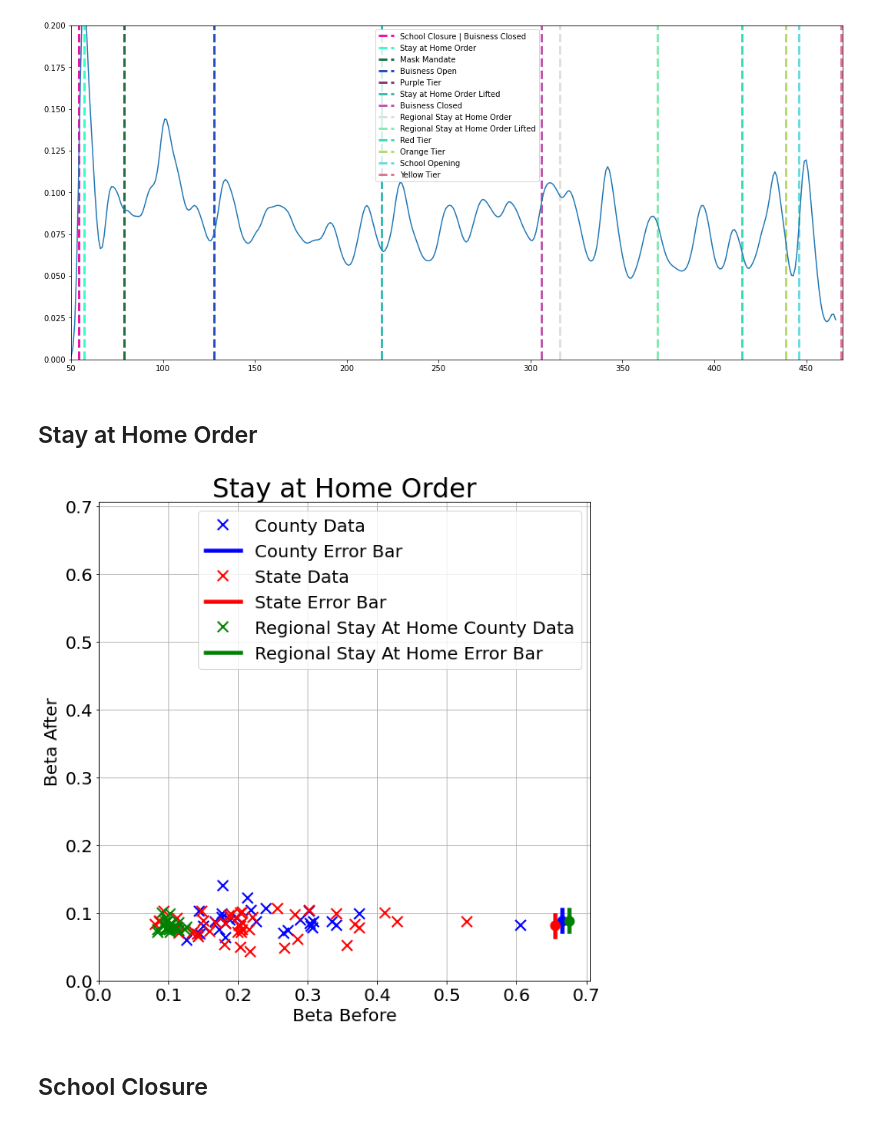
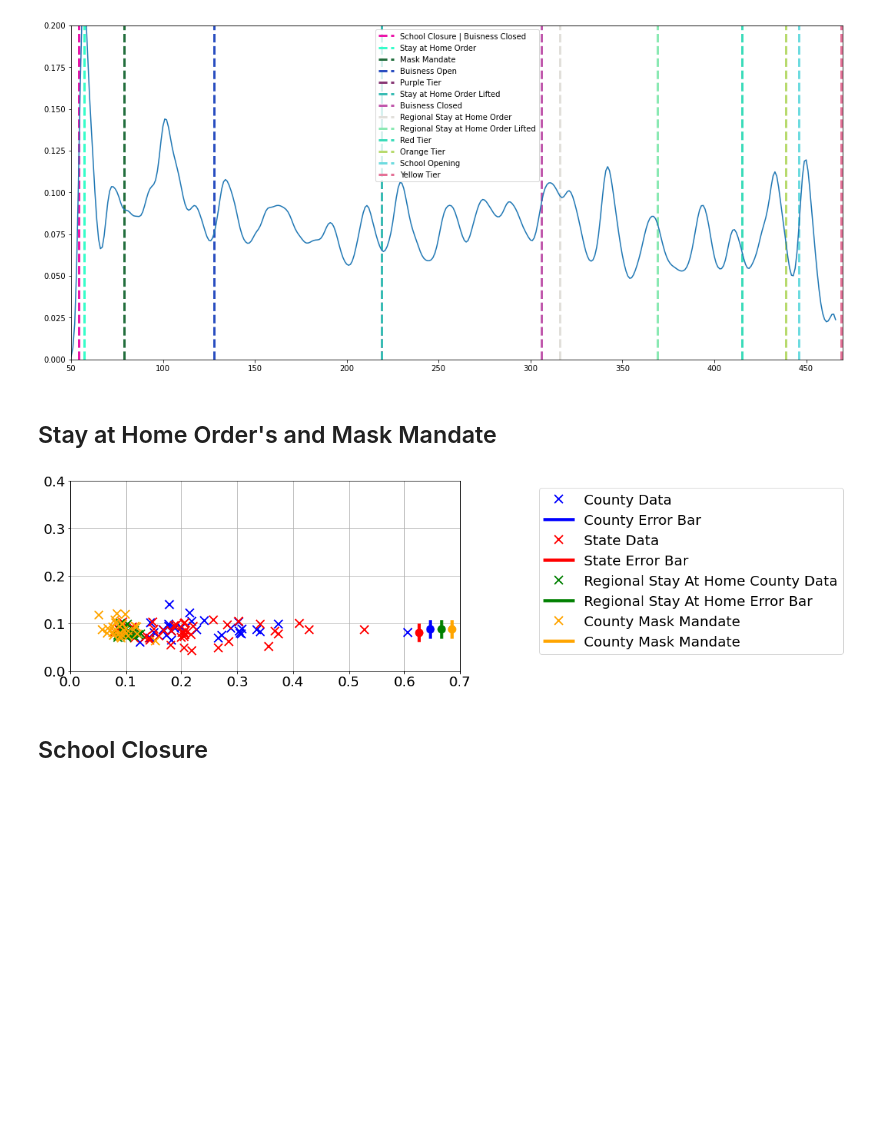
Before and after one commit to holiday-pettijohn/COVID-Tracking-Biola-Summer, a Jupyter notebook: Code/State and County Measures.ipynb, the cells around one changed output. Drawn from its saved outputs; the diff is of its cells as text; code cells hidden in the pictures; blank space fills up the shorter version.

Commit message:
Updated dates to make Beta more accurate

```diff
--- a/Code/State and County Measures.ipynb
+++ b/Code/State and County Measures.ipynb
@@ -1092,56 +1092,85 @@ ax.legend()
 <matplotlib.legend.Legend at 0x...>
 [figure]
 # %% [markdown]
-## Stay at Home Order
+## Stay at Home Order's and Mask Mandate
 # %%
-fig,ax = plt.subplots(figsize = (10,10))
+fig,ax = plt.subplots(figsize = (10,5))
+
 #Getting and Plotting County Data
 bBC, bAC = getBetaDistribution("Stay at Home Order", county = True, exact = True)
 ax.plot(bBC,bAC, 'x', label = 'County Data', color = 'blue', markersize = 12, markeredgewidth=2)
 
 mean=np.mean(bAC)
 std=np.std(bAC)
-ys = (mean - std ) / (np.max(bBC)+0.1)
-yb = (mean + std ) / (np.max(bBC)+0.1)
+ys = (mean - std ) / (.4)
+yb = (mean + std ) / (.4)
 
 #Plotting the County Data Bar
-plt.axvline(x=np.max(bBC)+0.06, ymin = ys, ymax = yb, label = 'County Error Bar', color = 'blue', linewidth = 4.5)
-ax.plot(np.max(bBC) +0.06, mean, 'bo', markersize = 11)
+plt.axvline(x=np.max(bBC)+0.04, ymin = ysC, ymax = ybC, label = 'County Error Bar', color = 'blue', linewidth = 4.5)
+ax.plot(np.max(bBC) +0.04, mean, 'bo', markersize = 11)
+
+
 #Getting and Plotting State Data
 bBS, bAS =  getBetaDistribution("Stay at Home Order")
 ax.plot(bBS,bAS, 'x', label = 'State Data', color = 'red', markersize = 12, markeredgewidth =2)
 
 meanS = np.mean(bAS)
 stdS = np.std(bAS)
-ys = (meanS - stdS ) / (np.max(bBC)+0.1)
-yb = (meanS + stdS ) / (np.max(bBC)+0.1)
+ysS = (meanS - stdS ) / (.4)
+ybS = (meanS + stdS ) / (.4)
+
 #Plotting the State Data Bar
-plt.axvline(x=np.max(bBC)+0.05, ymin = ys, ymax = yb, color = 'red', label = 'State Error Bar', linewidth=4.5)
-ax.plot(np.max(bBC)+0.05, meanS, 'ro', markersize = 11)
+plt.axvline(x=np.max(bBC)+0.02, ymin = ysS, ymax = ybS, color = 'red', label = 'State Error Bar', linewidth=4.5)
+ax.plot(np.max(bBC)+0.02, meanS, 'ro', markersize = 11)
+
+
 #Getting and Plotting Regional County Data
 bB, bA = getBetaDistribution("Regional Stay at Home Order", county = True ,exact = True)
 ax.plot(bB,bA, 'x', label = 'Regional Stay At Home County Data', color = 'green', markersize = 12, markeredgewidth = 2)
 
-ys = (mean - std ) / (np.max(bBC)+0.1)
-yb = (mean + std ) / (np.max(bBC)+0.1)
+mean=np.mean(bAC)
+std=np.std(bAC)
+ys = (mean - std ) / (.4)
+yb = (mean + std ) / (.4)
+
 #Plotting the Regional County Bar
-plt.axvline(x=np.max(bBC)+0.07, ymin = ys, ymax = yb, label = 'Regional Stay At Home Error Bar', color = 'green', linewidth=4.5)
-ax.plot(np.max(bBC) +0.07, mean, 'go', markersize = 11)
+plt.axvline(x=np.max(bBC)+0.06, ymin = ys, ymax = yb, label = 'Regional Stay At Home Error Bar', color = 'green', linewidth=4.5)
+ax.plot(np.max(bBC) +0.06, mean, 'go', markersize = 11)
+
+
+
+#Getting and Plotting Mask Mandate
+bB, bA = getBetaDistribution("Mask Mandate", county = True ,exact = True)
+ax.plot(bB,bA, 'x', label = 'County Mask Mandate', color = 'orange', markersize = 12, markeredgewidth = 2)
+
+mean=np.mean(bAC)
+std=np.std(bAC)
+ys = (mean - std ) / (.4)
+yb = (mean + std ) / (.4)
+
+#Plotting Mask Mandate Bar
+plt.axvline(x=np.max(bBC)+0.08, ymin = ys, ymax = yb, label = 'County Mask Mandate', color = 'orange', linewidth = 4.5)
+ax.plot(np.max(bBC) +0.08, mean, 'o', color = 'orange', markersize = 11)
+
 
 #Customizing the Figure
-ax.set_title("Stay at Home Order", fontsize = 30)
-ax.set_xlabel("Beta Before", fontsize = 20)
-ax.set_ylabel("Beta After", fontsize = 20)
+#ax.set_title("Stay at Home Order", fontsize = 30)
+#ax.set_xlabel("Beta Before", fontsize = 20)
+#ax.set_ylabel("Beta After", fontsize = 20)
 plt.rc('xtick', labelsize=20)
 plt.rc('ytick', labelsize=20)
-ax.legend(fontsize = 20)
+ax.legend(fontsize = 20, bbox_to_anchor=(2, 1))
 ax.grid()
-ax.set_xlim(0,np.max(bBC)+0.1)
-ax.set_ylim(0,np.max(bBC)+0.1)
+#ax.set_xlim(0,np.max(bBC)+0.1)
+#ax.set_ylim(0,np.max(bBC)+0.1)
+
+ax.set_ylim(0,0.4)
+ax.set_xlim(0,0.7)
+#figsize=(hw,hw*(yrange/xrange)
 
 plt.savefig("../Figures/Stay at Home Order Comparing Counties and States.svg", dpi=200, facecolor='w', edgecolor='w',orientation='portrait', format="svg",transparent=False, bbox_inches=None, pad_inches=0.1, metadata=None)
 # %% [output]
-[figure, old version]
+[figure, new version]
 # %% [markdown]
 ## School Closure
 # %%
```
Also changed, not shown: 1 other file.
